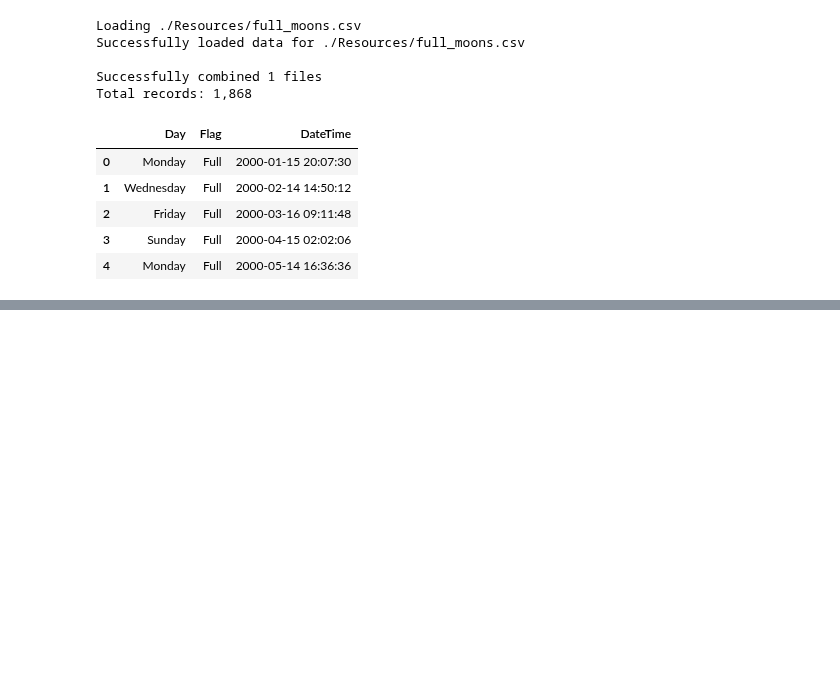
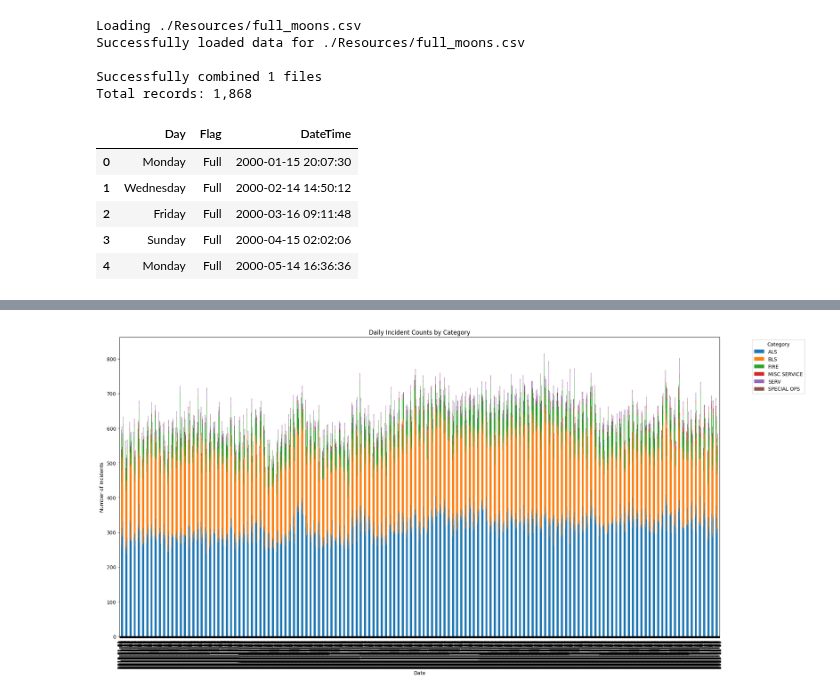
Before and after one commit to mattlundberg/Project-1, a Jupyter notebook: jason.ipynb, the cells around one changed output, grey strips where cells are left out. Saved outputs shown, nothing was run; the diff lists cells and outputs as text; code cells hidden in the pictures; blank space fills up the shorter version.

```diff
--- a/jason.ipynb
+++ b/jason.ipynb
@@ -81,0 +88,13 @@ display(full_moon_test_df.head())
+# %%
+category_counts = emergency_df.groupby(['Reported_Date', 'CATEGORY']).size().unstack(fill_value=0)
+
+# Plot stacked bar chart
+category_counts.plot(kind='bar', stacked=True, figsize=(20, 10))
+plt.title('Daily Incident Counts by Category')
+plt.xlabel('Date')
+plt.ylabel('Number of Incidents')
+plt.legend(title='Category', bbox_to_anchor=(1.05, 1), loc='upper left')
+plt.tight_layout()
+plt.show()
+# %% [output]
+[figure, added]
```
Also changed, not shown: parts of 7 cells of this notebook.
